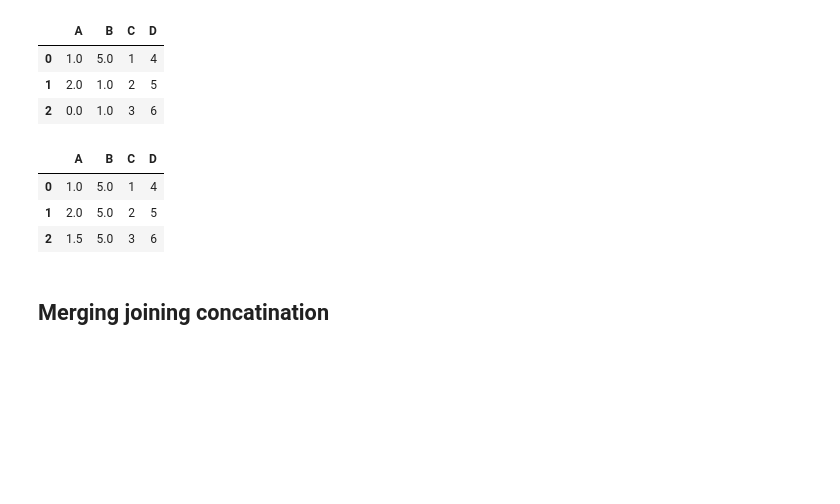
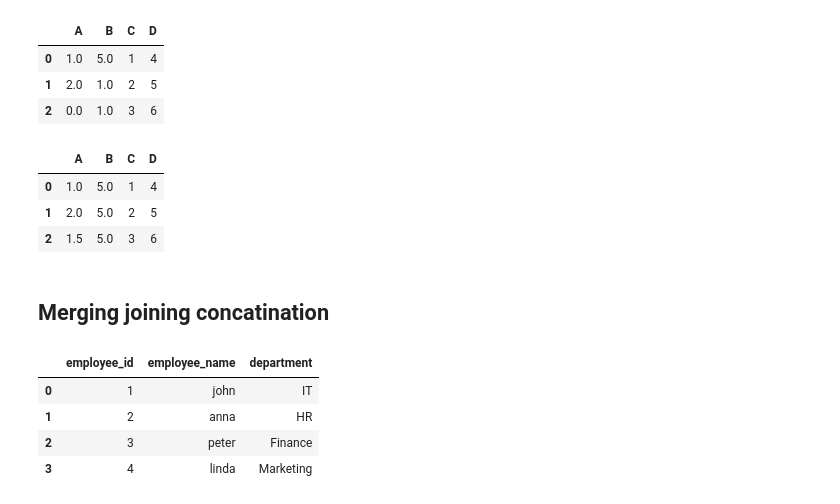
Before and after one commit to AyushSharma-17/dataanalysis_python_l1, a Jupyter notebook: copy_of_pandas_ex.ipynb, the cells around one changed output. Saved outputs shown, nothing was run; the diff lists cells and outputs as text; code cells hidden in the pictures; blank space fills up the shorter version.

```diff
--- a/copy_of_pandas_ex.ipynb
+++ b/copy_of_pandas_ex.ipynb
@@ -302,0 +317,8 @@ df2.fillna(df2.mean())
+# %%
+employees
+# %% [output]
+|  | employee_id | employee_name | department |
+| 0 | 1 | john | IT |
+| 1 | 2 | anna | HR |
+| 2 | 3 | peter | Finance |
+| 3 | 4 | linda | Marketing |
```
Also changed, not shown: parts of 15 cells of this notebook.
